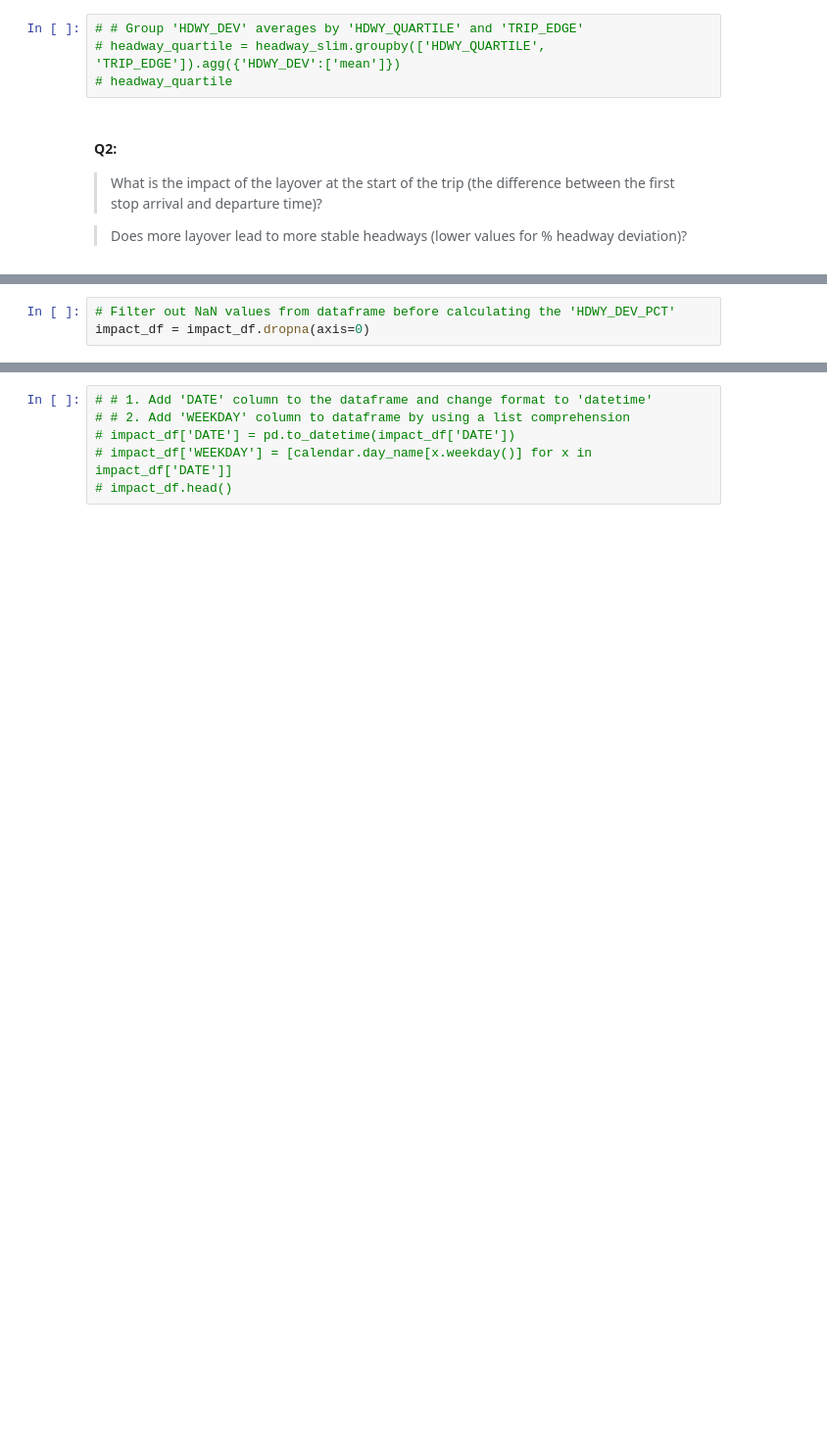
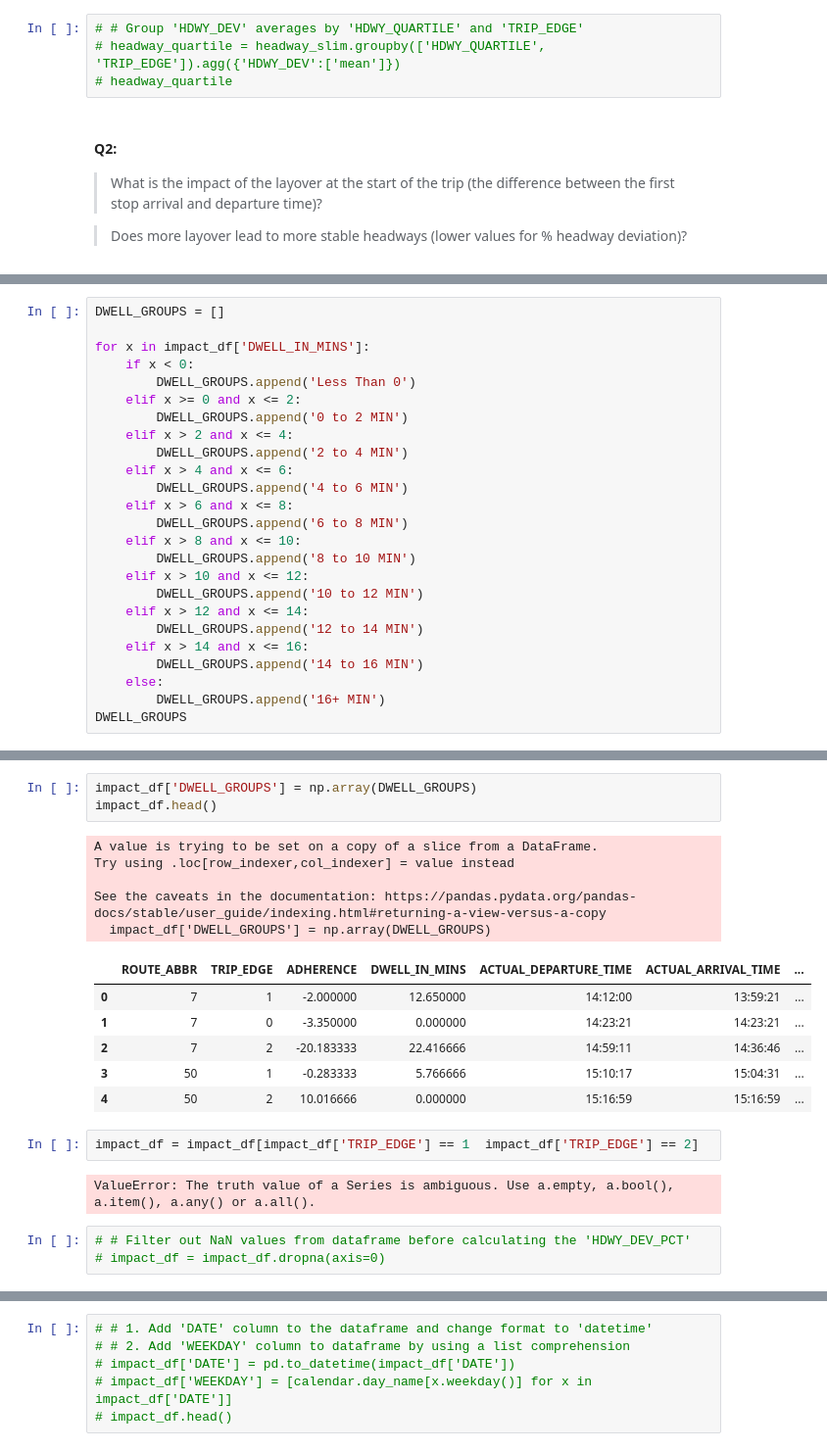
Before and after one commit to NSS-Data-Analytics-Cohort-7/wego-python-bit-my_finger, a Jupyter notebook: notebook/we_go_project.ipynb, the cells around one changed output, grey strips where cells are left out. Shown: that part at 98% size. Drawn from its saved outputs; the diff is of its cells as text; blank space fills up the shorter version.

```diff
--- a/notebook/we_go_project.ipynb
+++ b/notebook/we_go_project.ipynb
@@ -297,0 +305,25 @@ impact_df = impact_df[impact_df['HDWY_DEV'] != 'inf']
+# %%
+DWELL_GROUPS = []
+
+for x in impact_df['DWELL_IN_MINS']:
+    if x < 0:
+        DWELL_GROUPS.append('Less Than 0')
+    elif x >= 0 and x <= 2:
+        DWELL_GROUPS.append('0 to 2 MIN')
+    elif x > 2 and x <= 4:
+        DWELL_GROUPS.append('2 to 4 MIN')
+    elif x > 4 and x <= 6:
+        DWELL_GROUPS.append('4 to 6 MIN')
+    elif x > 6 and x <= 8:
+        DWELL_GROUPS.append('6 to 8 MIN')
+    elif x > 8 and x <= 10:
+        DWELL_GROUPS.append('8 to 10 MIN')
+    elif x > 10 and x <= 12:
+        DWELL_GROUPS.append('10 to 12 MIN')
+    elif x > 12 and x <= 14:
+        DWELL_GROUPS.append('12 to 14 MIN')
+    elif x > 14 and x <= 16:
+        DWELL_GROUPS.append('14 to 16 MIN')
+    else:
+        DWELL_GROUPS.append('16+ MIN')
+DWELL_GROUPS
@@ -298,4 +348,23 @@ impact_df = impact_df[impact_df['HDWY_DEV'] != 'inf']
+# %%
+impact_df['DWELL_GROUPS'] = np.array(DWELL_GROUPS)
+impact_df.head()
+# %% [output]
+A value is trying to be set on a copy of a slice from a DataFrame.
+Try using .loc[row_indexer,col_indexer] = value instead
+
+See the caveats in the documentation: https://pandas.pydata.org/pandas-docs/stable/user_guide/indexing.html#returning-a-view-versus-a-copy
+  impact_df['DWELL_GROUPS'] = np.array(DWELL_GROUPS)
+|  | ROUTE_ABBR | TRIP_EDGE | ADHERENCE | DWELL_IN_MINS | ACTUAL_DEPARTURE_TIME | ACTUAL_ARRIVAL_TIME | ... |
+| 0 | 7 | 1 | -2.000000 | 12.650000 | 14:12:00 | 13:59:21 | ... |
+| 1 | 7 | 0 | -3.350000 | 0.000000 | 14:23:21 | 14:23:21 | ... |
+| 2 | 7 | 2 | -20.183333 | 22.416666 | 14:59:11 | 14:36:46 | ... |
+| 3 | 50 | 1 | -0.283333 | 5.766666 | 15:10:17 | 15:04:31 | ... |
+| 4 | 50 | 2 | 10.016666 | 0.000000 | 15:16:59 | 15:16:59 | ... |
+# %%
+impact_df = impact_df[impact_df['TRIP_EDGE'] == 1  impact_df['TRIP_EDGE'] == 2]
+# %% [output]
+ValueError: The truth value of a Series is ambiguous. Use a.empty, a.bool(), a.item(), a.any() or a.all().
 # %%
-# Filter out NaN values from dataframe before calculating the 'HDWY_DEV_PCT'
-impact_df = impact_df.dropna(axis=0)
+# # Filter out NaN values from dataframe before calculating the 'HDWY_DEV_PCT'
+# impact_df = impact_df.dropna(axis=0)
 # %%
```
Also changed, not shown: parts of 11 cells of this notebook.
